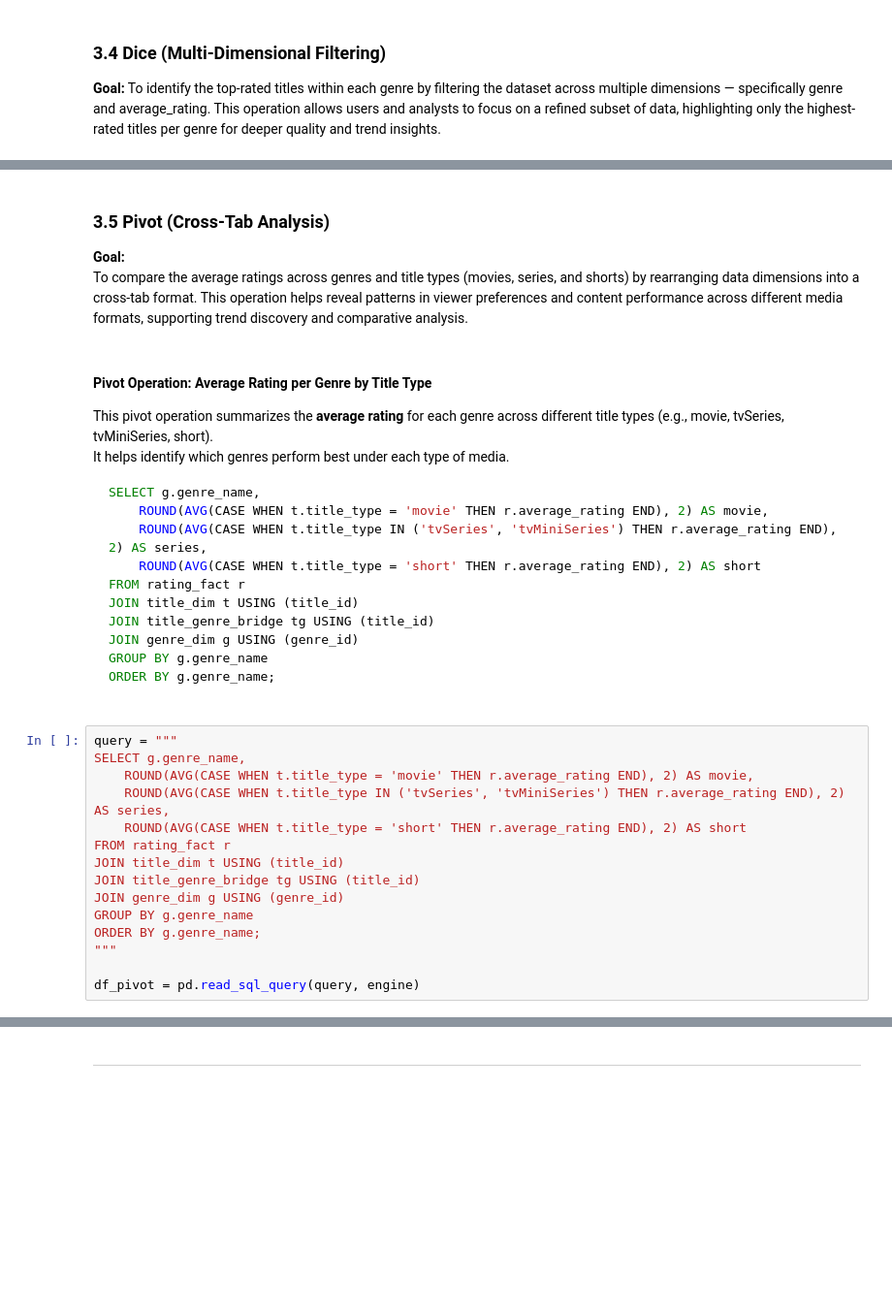
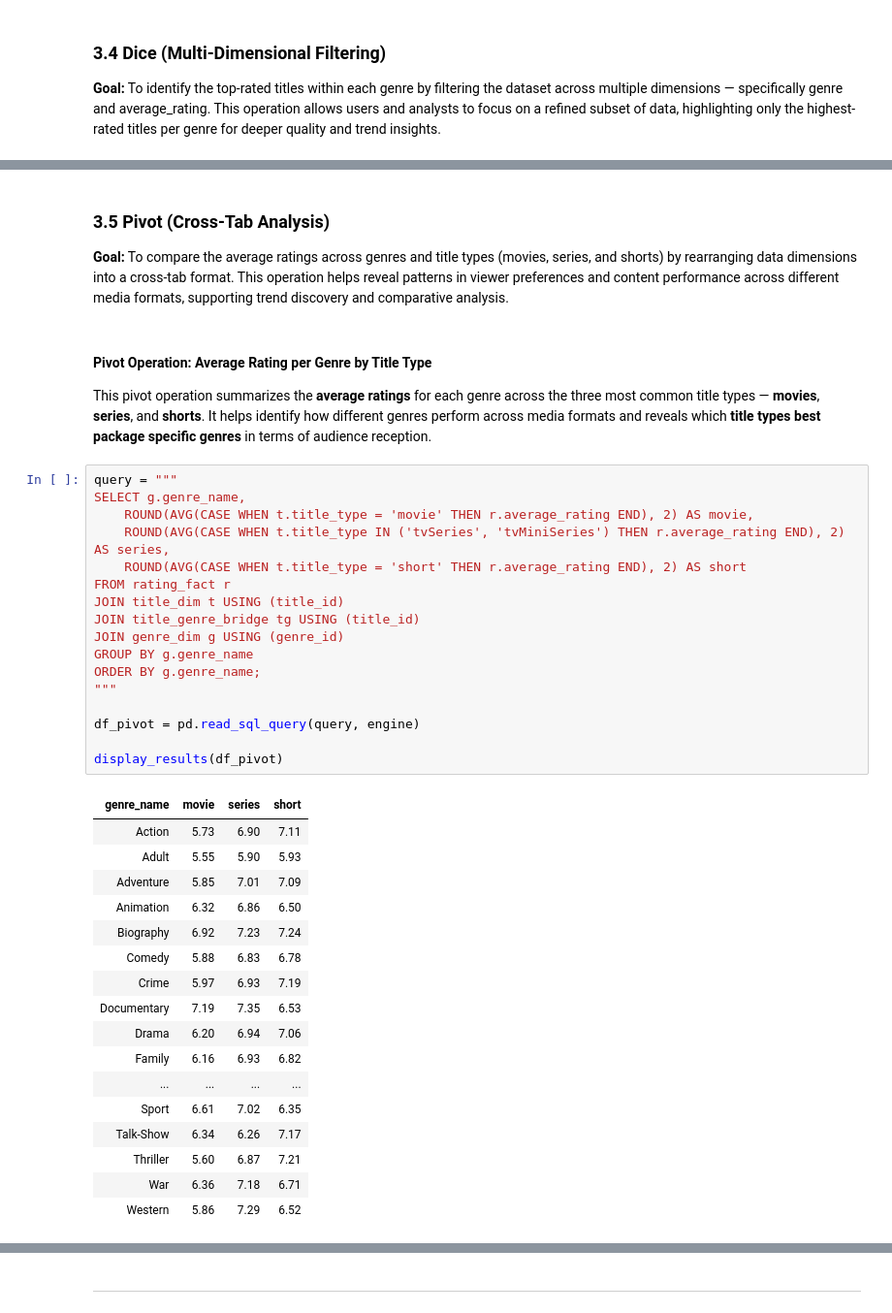
Before and after one commit to dredredre20/STADVDB-G12, a Jupyter notebook: mco_advdb.ipynb, the cells around one changed output, grey strips where cells are left out. Shown at 97% size. Drawn from its saved outputs; the diff is of its cells as text; blank space fills up the shorter version.

````diff
--- a/mco_advdb.ipynb
+++ b/mco_advdb.ipynb
@@ -187,38 +276,44 @@ df.head()
 # %% [markdown]
 ### 3.5 Pivot (Cross-Tab Analysis)
 
-**Goal:**
-To compare the average ratings across genres and title types (movies, series, and shorts) by rearranging data dimensions into a cross-tab format.
+**Goal:**  To compare the average ratings across genres and title types (movies, series, and shorts) by rearranging data dimensions into a cross-tab format.
 This operation helps reveal patterns in viewer preferences and content performance across different media formats, supporting trend discovery and comparative analysis.
 # %% [markdown]
 #### Pivot Operation: Average Rating per Genre by Title Type
 
-This pivot operation summarizes the **average rating** for each genre across different title types (e.g., movie, tvSeries, tvMiniSeries, short).
-It helps identify which genres perform best under each type of media.
-
-```sql
-SELECT g.genre_name,
-    ROUND(AVG(CASE WHEN t.title_type = 'movie' THEN r.average_rating END), 2) AS movie,
-    ROUND(AVG(CASE WHEN t.title_type IN ('tvSeries', 'tvMiniSeries') THEN r.average_rating END), 2) AS series,
-    ROUND(AVG(CASE WHEN t.title_type = 'short' THEN r.average_rating END), 2) AS short
-FROM rating_fact r
-JOIN title_dim t USING (title_id)
-JOIN title_genre_bridge tg USING (title_id)
-JOIN genre_dim g USING (genre_id)
-GROUP BY g.genre_name
-ORDER BY g.genre_name;
+This pivot operation summarizes the **average ratings** for each genre across the three most common title types — **movies**, **series**, and **shorts**. It helps identify how different genres perform across media formats and reveals which **title types best package specific genres** in terms of audience reception.
 # %%
 query = """
 SELECT g.genre_name,
     ROUND(AVG(CASE WHEN t.title_type = 'movie' THEN r.average_rating END), 2) AS movie,
     ROUND(AVG(CASE WHEN t.title_type IN ('tvSeries', 'tvMiniSeries') THEN r.average_rating END), 2) AS series,
     ROUND(AVG(CASE WHEN t.title_type = 'short' THEN r.average_rating END), 2) AS short
 FROM rating_fact r
 JOIN title_dim t USING (title_id)
 JOIN title_genre_bridge tg USING (title_id)
 JOIN genre_dim g USING (genre_id)
 GROUP BY g.genre_name
 ORDER BY g.genre_name;
 """
 
 df_pivot = pd.read_sql_query(query, engine)
+
+display_results(df_pivot)
+# %% [output]
+| genre_name | movie | series | short |
+| Action | 5.73 | 6.90 | 7.11 |
+| Adult | 5.55 | 5.90 | 5.93 |
+| Adventure | 5.85 | 7.01 | 7.09 |
+| Animation | 6.32 | 6.86 | 6.50 |
+| Biography | 6.92 | 7.23 | 7.24 |
+| Comedy | 5.88 | 6.83 | 6.78 |
+| Crime | 5.97 | 6.93 | 7.19 |
+| Documentary | 7.19 | 7.35 | 6.53 |
+| Drama | 6.20 | 6.94 | 7.06 |
+| Family | 6.16 | 6.93 | 6.82 |
+| ... | ... | ... | ... |
+| Sport | 6.61 | 7.02 | 6.35 |
+| Talk-Show | 6.34 | 6.26 | 7.17 |
+| Thriller | 5.60 | 6.87 | 7.21 |
+| War | 6.36 | 7.18 | 6.71 |
+| Western | 5.86 | 7.29 | 6.52 |
````
Also changed, not shown: parts of 14 cells of this notebook, 3 other files.
